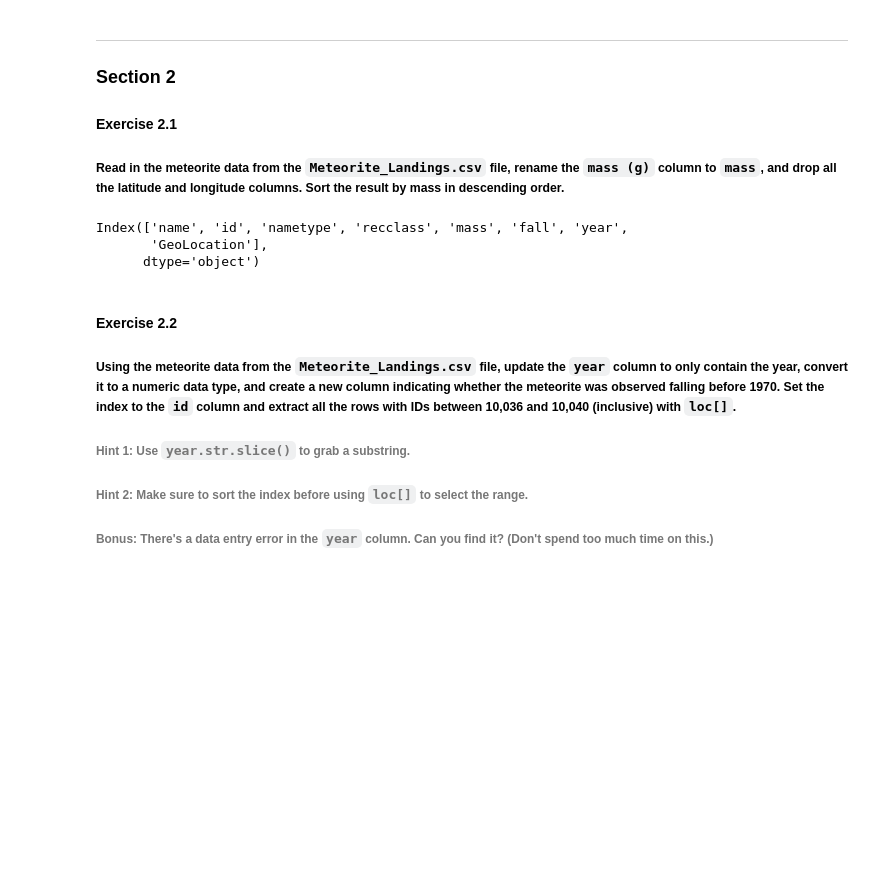
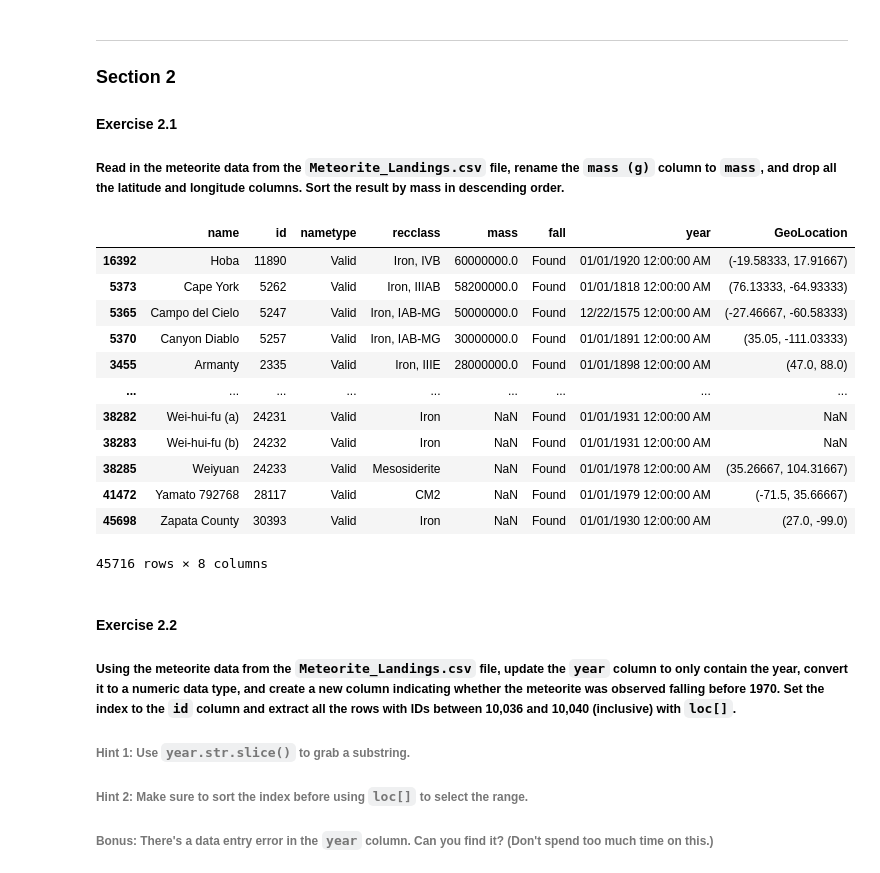
Before and after one commit to deathbuycactus/deathbuycactus.github.io, a Jupyter notebook: week1-lab2-intro-to-pandas.ipynb, the cells around one changed output. Saved outputs shown, nothing was run; the diff lists cells and outputs as text; code cells hidden in the pictures; blank space fills up the shorter version.

```diff
--- a/week1-lab2-intro-to-pandas.ipynb
+++ b/week1-lab2-intro-to-pandas.ipynb
@@ -62,14 +67,25 @@ print(distance)
 ##### Read in the meteorite data from the `Meteorite_Landings.csv` file, rename the `mass (g)` column to `mass`, and drop all the latitude and longitude columns. Sort the result by mass in descending order.
 # %%
 meteor = pd.read_csv("./Meteorite_Landings.csv")
-meteor = meteor.rename(columns = {'mass (g)':'mass'}).columns
-columns_to_drop = [meteor[7],meteor[8]]
-meteor = meteor.drop(columns_to_drop)
+meteor = meteor.rename(columns = {'mass (g)':'mass'})
+columns_to_drop = ["reclat", "reclong"]
+meteor = meteor.drop(columns=columns_to_drop)
+meteor = meteor.sort_values(by ='mass', ascending = False)
 meteor
 # %% [output]
+|  | name | id | nametype | recclass | mass | fall | year | GeoLocation |
+| 16392 | Hoba | 11890 | Valid | Iron, IVB | 60000000.0 | Found | 01/01/1920 12:00:00 AM | (-19.58333, 17.91667) |
+| 5373 | Cape York | 5262 | Valid | Iron, IIIAB | 58200000.0 | Found | 01/01/1818 12:00:00 AM | (76.13333, -64.93333) |
+| 5365 | Campo del Cielo | 5247 | Valid | Iron, IAB-MG | 50000000.0 | Found | 12/22/1575 12:00:00 AM | (-27.46667, -60.58333) |
+| 5370 | Canyon Diablo | 5257 | Valid | Iron, IAB-MG | 30000000.0 | Found | 01/01/1891 12:00:00 AM | (35.05, -111.03333) |
+| 3455 | Armanty | 2335 | Valid | Iron, IIIE | 28000000.0 | Found | 01/01/1898 12:00:00 AM | (47.0, 88.0) |
+| ... | ... | ... | ... | ... | ... | ... | ... | ... |
+| 38282 | Wei-hui-fu (a) | 24231 | Valid | Iron | NaN | Found | 01/01/1931 12:00:00 AM | NaN |
+| 38283 | Wei-hui-fu (b) | 24232 | Valid | Iron | NaN | Found | 01/01/1931 12:00:00 AM | NaN |
+| 38285 | Weiyuan | 24233 | Valid | Mesosiderite | NaN | Found | 01/01/1978 12:00:00 AM | (35.26667, 104.31667) |
+| 41472 | Yamato 792768 | 28117 | Valid | CM2 | NaN | Found | 01/01/1979 12:00:00 AM | (-71.5, 35.66667) |
+| 45698 | Zapata County | 30393 | Valid | Iron | NaN | Found | 01/01/1930 12:00:00 AM | (27.0, -99.0) |
-Index(['name', 'id', 'nametype', 'recclass', 'mass', 'fall', 'year',
-       'GeoLocation'],
-      dtype='object')
+45716 rows × 8 columns
 # %% [markdown]
 #### Exercise 2.2
 ##### Using the meteorite data from the `Meteorite_Landings.csv` file, update the `year` column to only contain the year, convert it to a numeric data type, and create a new column indicating whether the meteorite was observed falling before 1970. Set the index to the `id` column and extract all the rows with IDs between 10,036 and 10,040 (inclusive) with `loc[]`.
```
Also changed, not shown: parts of 6 cells of this notebook.
